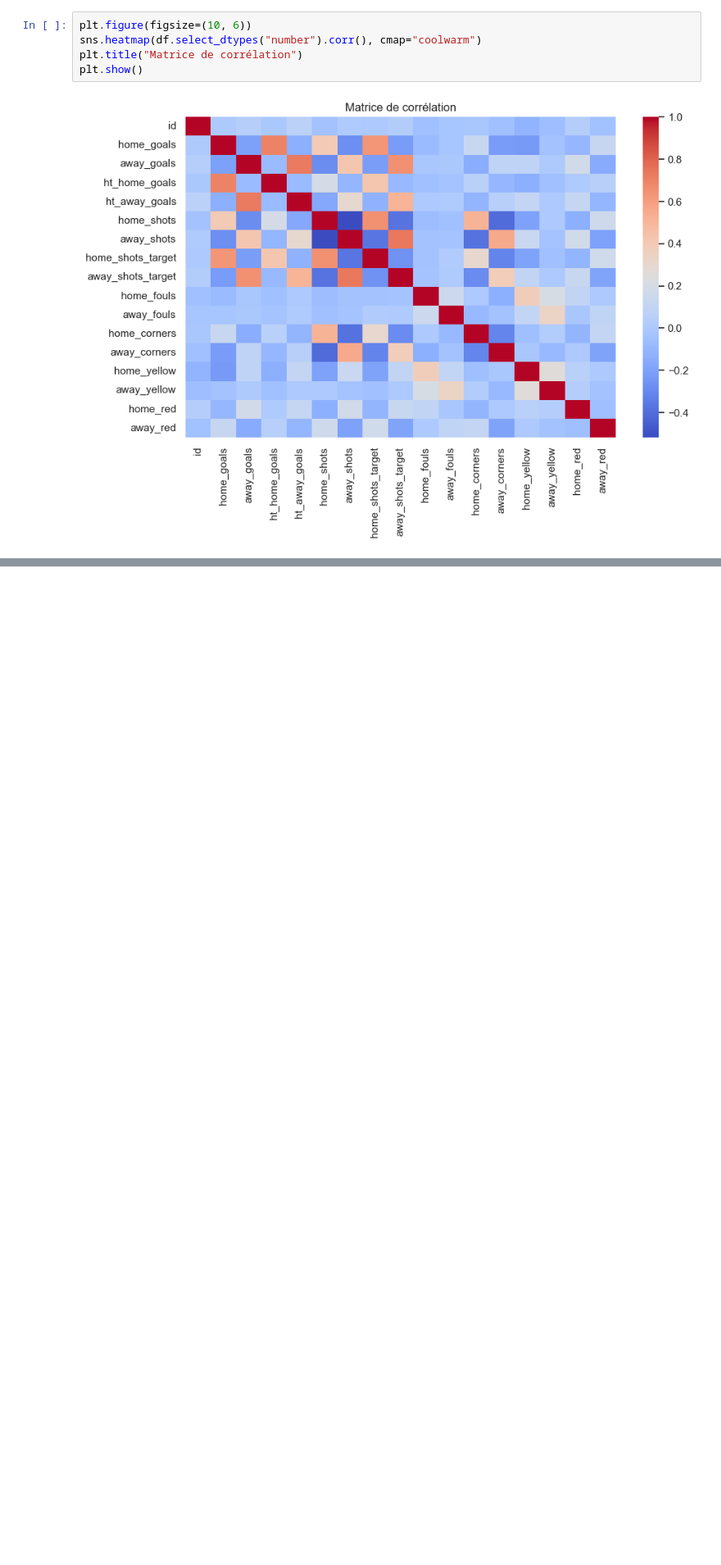
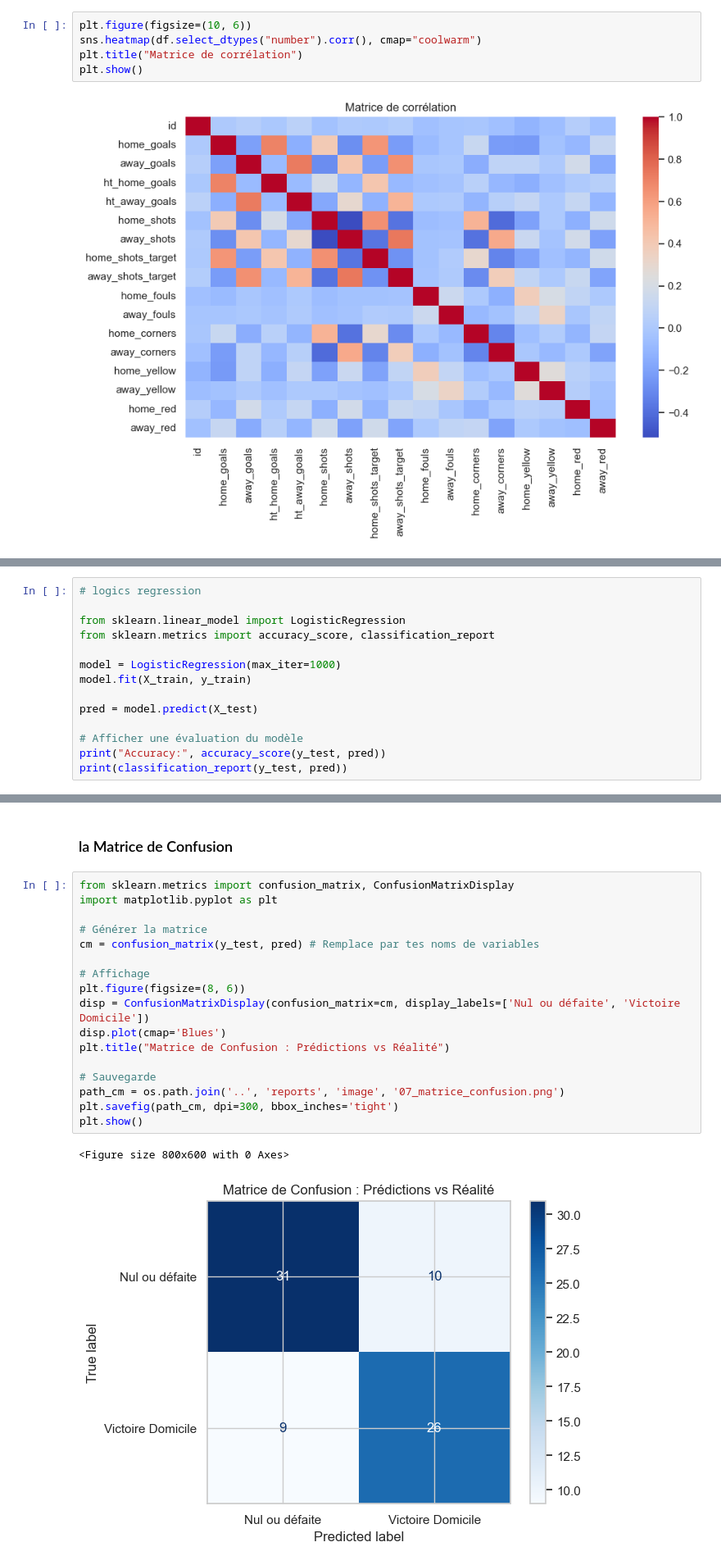
Before and after one commit to yigo226/Premier-League-Data-Analysis, a Jupyter notebook: notebooks/data_cleanning_et_eda.ipynb, the cells around one changed output, grey strips where cells are left out. Shown at 82% size. Drawn from its saved outputs; the diff is of its cells as text; blank space fills up the shorter version.

```diff
--- a/notebooks/data_cleanning_et_eda.ipynb
+++ b/notebooks/data_cleanning_et_eda.ipynb
@@ -297,0 +472,14 @@ plt.show()
+# %%
+# logics regression
+
+from sklearn.linear_model import LogisticRegression
+from sklearn.metrics import accuracy_score, classification_report
+
+model = LogisticRegression(max_iter=1000)
+model.fit(X_train, y_train)
+
+pred = model.predict(X_test)
+
+# Afficher une évaluation du modèle
+print("Accuracy:", accuracy_score(y_test, pred))
+print(classification_report(y_test, pred))
@@ -297,0 +504,22 @@ plt.show()
+# %% [markdown]
+### la Matrice de Confusion
+# %%
+from sklearn.metrics import confusion_matrix, ConfusionMatrixDisplay
+import matplotlib.pyplot as plt
+
+# Générer la matrice
+cm = confusion_matrix(y_test, pred) # Remplace par tes noms de variables
+
+# Affichage
+plt.figure(figsize=(8, 6))
+disp = ConfusionMatrixDisplay(confusion_matrix=cm, display_labels=['Nul ou défaite', 'Victoire Domicile'])
+disp.plot(cmap='Blues')
+plt.title("Matrice de Confusion : Prédictions vs Réalité")
+
+# Sauvegarde
+path_cm = os.path.join('..', 'reports', 'image', '07_matrice_confusion.png')
+plt.savefig(path_cm, dpi=300, bbox_inches='tight')
+plt.show()
+# %% [output]
+<Figure size 800x600 with 0 Axes>
+[figure, added]
```
Also changed, not shown: parts of 57 cells of this notebook, 8 other files.
